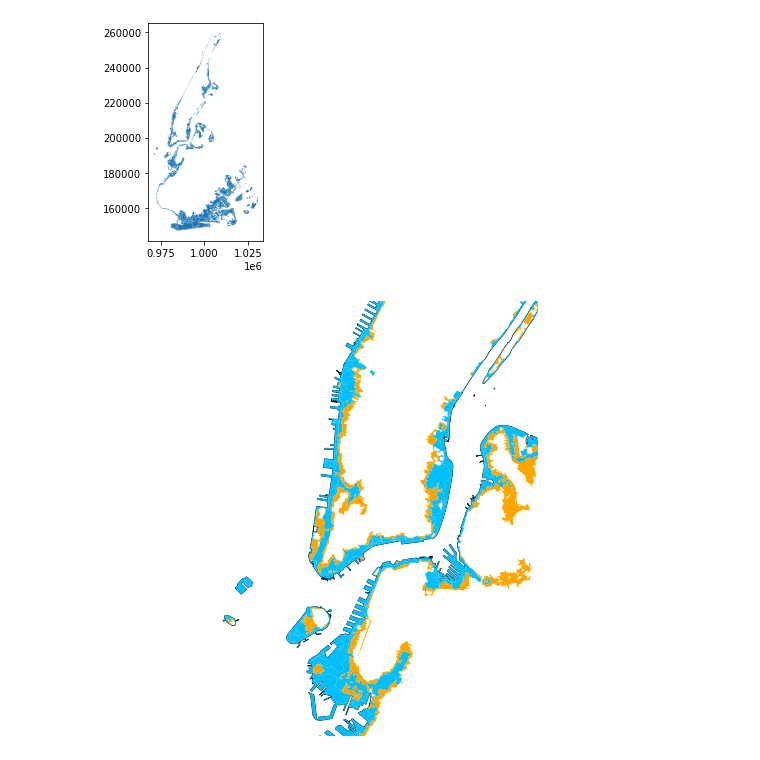
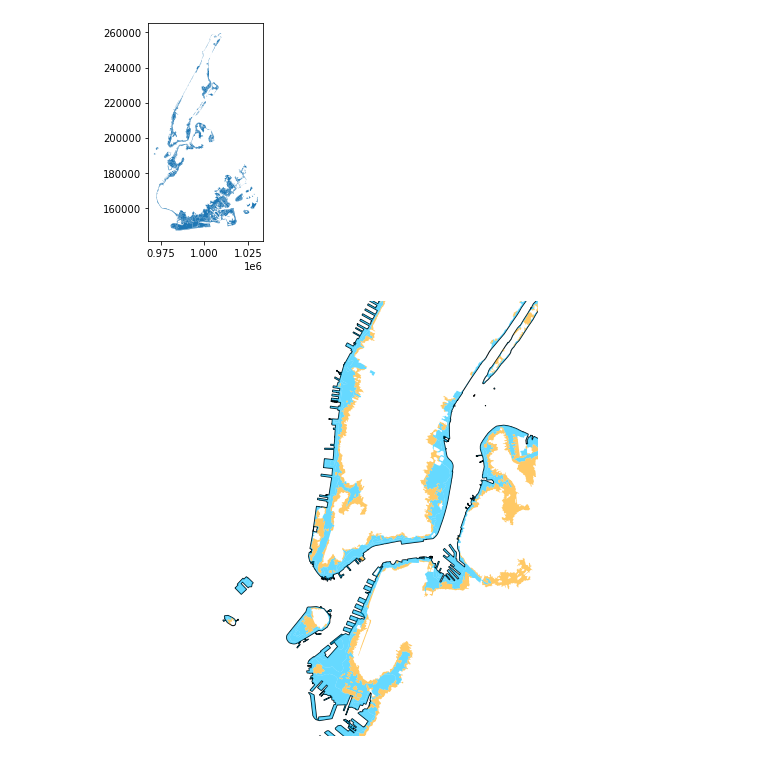
Before and after one commit to mebauer/fema-nfip-nyc, a Jupyter notebook: cover-photo.ipynb, the cells around one changed output. Saved outputs shown, nothing was run; the diff lists cells and outputs as text; code cells hidden in the pictures.

Commit message:
fixing color with cover photo

```diff
--- a/cover-photo.ipynb
+++ b/cover-photo.ipynb
@@ -141,27 +141,27 @@ clipped_pfirm.plot()
 # %%
 fig, ax = plt.subplots(figsize=(8, 8))
 
 colors = ['deepskyblue', 'orange']
 zones = [['VE', 'AE', 'A', 'AO'], ['0.2 PCT ANNUAL CHANCE FLOOD HAZARD']]
 
 for zone, color in zip(zones, colors):
 
     (clipped_pfirm
      .loc[clipped_pfirm['FLD_ZONE'].isin(zone)]
-     .plot(color=color, ax=ax)
+     .plot(color=color, alpha=.6, ax=ax)
     )
 
 
 borough_gdf.plot(
     ax=ax,
     facecolor='None',
     zorder=0,
-    linewidth=.7
+    linewidth=1
 )
 
 plt.ylim(180000, 220000)
 plt.xlim(960000, 1000000)
 plt.axis('off')
 plt.savefig('figures/cover-photo.png', bbox_inches='tight', dpi=250)
 # %% [output]
-[figure, old version]
+[figure, new version]
```
Also changed, not shown: 3 other files.
